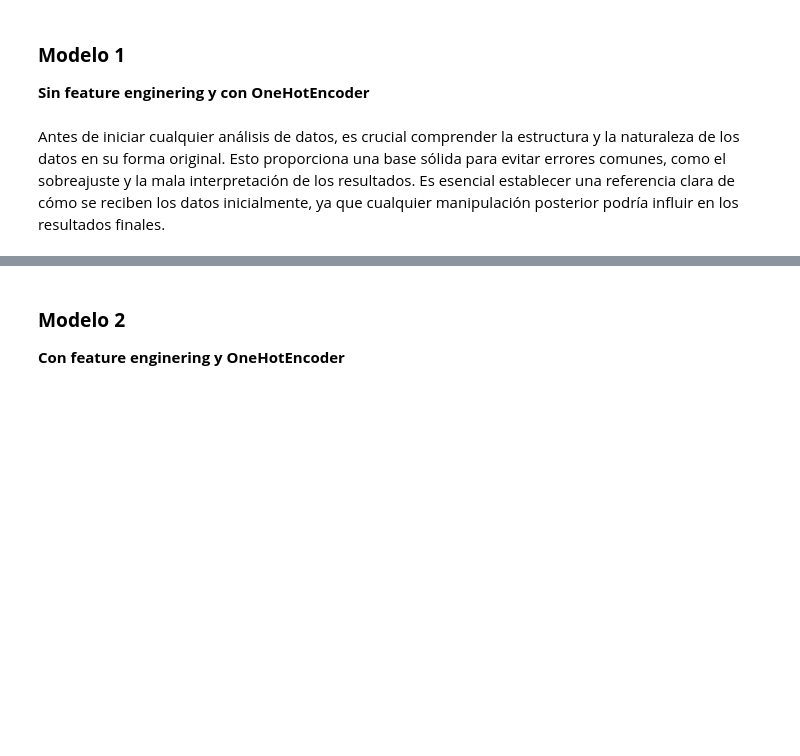
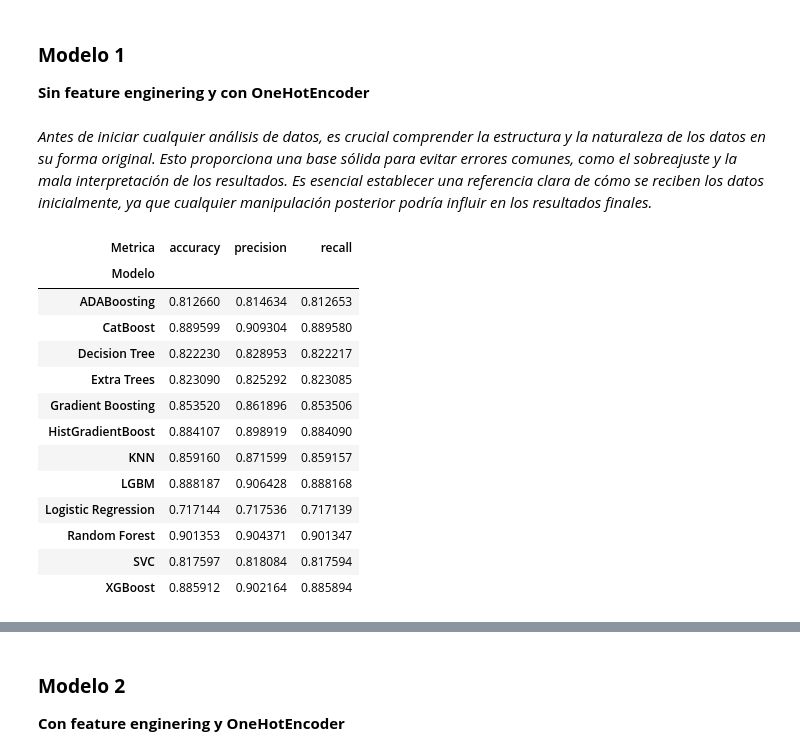
Before and after one commit to solfontan/PrediccionesDeRetencionDeClientes---2024, a Jupyter notebook: scr/MachineLearning.ipynb, the cells around one changed output, grey strips where cells are left out. Cells and saved outputs as stored; diff of their text form; code cells hidden in the pictures; blank space fills up the shorter version.

```diff
--- a/scr/MachineLearning.ipynb
+++ b/scr/MachineLearning.ipynb
@@ -58,8 +65,7 @@ df = pd.read_csv('./data/processed/Churn_Modelling.csv')
 ### **Modelo 1**
 **Sin feature enginering y con OneHotEncoder**
 # %% [markdown]
-
-Antes de iniciar cualquier análisis de datos, es crucial comprender la estructura y la naturaleza de los datos en su forma original. Esto proporciona una base sólida para evitar errores comunes, como el sobreajuste y la mala interpretación de los resultados. Es esencial establecer una referencia clara de cómo se reciben los datos inicialmente, ya que cualquier manipulación posterior podría influir en los resultados finales.
+*Antes de iniciar cualquier análisis de datos, es crucial comprender la estructura y la naturaleza de los datos en su forma original. Esto proporciona una base sólida para evitar errores comunes, como el sobreajuste y la mala interpretación de los resultados. Es esencial establecer una referencia clara de cómo se reciben los datos inicialmente, ya que cualquier manipulación posterior podría influir en los resultados finales.*
 # %%
 df = pd.read_csv('./data/processed/Churn_Modelling.csv')
 df.drop(columns=['RowNumber', 'CustomerId', 'Surname',], inplace=True)
@@ -80,32 +86,48 @@ categorical_transformer = OneHotEncoder()
 preprocessor = ColumnTransformer(
     transformers=[
         ('num', numeric_transformer, numeric_features),
         ('cat', categorical_transformer, categorical_features)
     ]
 )
 
 # Crear el pipeline con el preprocesador
 pipeline = make_pipeline(preprocessor)
 # Aplicar el preprocesador a los datos
 X_processed = pipeline.fit_transform(X)
 
 # Obtener los nombres de las columnas después de aplicar OneHotEncoder
 encoded_categorical_columns = preprocessor.named_transformers_['cat']\
     .get_feature_names_out(input_features=categorical_features)
 
 # Combinar los nombres de las columnas numéricas y categóricas
 processed_columns = numeric_features + list(encoded_categorical_columns)
 
 # Crear DataFrame con los datos procesados y los nombres de las columnas
 processed_df = pd.DataFrame(X_processed, columns=processed_columns)
 concatenated_series  = pd.concat((processed_df, X[[ 'HasCrCard', 'IsActiveMember']]), axis=1)
 
 # Dividir los datos en conjuntos de entrenamiento y prueba
 X_train, X_test, y_train, y_test = train_test_split(concatenated_series, y, test_size=0.2, random_state=24)
 
 # Aplicar SMOTE solo al conjunto de entrenamiento
 smote = SMOTE(random_state=24)
 X_train_resampled, y_train_resampled = smote.fit_resample(X_train, y_train)
 
-BaseLine(X_train_resampled, y_train_resampled, cv=5, metricas_cross_validate= ['accuracy', 'f1_macro', 'recall_macro', 'precision_macro']) # Realizar un baseline -> input = todos
+model_1_Baseline = BaseLine(X_train_resampled, y_train_resampled, cv=5, metricas_cross_validate= ['accuracy', 'recall_macro', 'precision_macro']) # Realizar un baseline -> input = todos
+model_1_Baseline
+# %% [output]
+| Metrica | accuracy | precision | recall |
+| Modelo |  |  |  |
+| ADABoosting | 0.812660 | 0.814634 | 0.812653 |
+| CatBoost | 0.889599 | 0.909304 | 0.889580 |
+| Decision Tree | 0.822230 | 0.828953 | 0.822217 |
+| Extra Trees | 0.823090 | 0.825292 | 0.823085 |
+| Gradient Boosting | 0.853520 | 0.861896 | 0.853506 |
+| HistGradientBoost | 0.884107 | 0.898919 | 0.884090 |
+| KNN | 0.859160 | 0.871599 | 0.859157 |
+| LGBM | 0.888187 | 0.906428 | 0.888168 |
+| Logistic Regression | 0.717144 | 0.717536 | 0.717139 |
+| Random Forest | 0.901353 | 0.904371 | 0.901347 |
+| SVC | 0.817597 | 0.818084 | 0.817594 |
+| XGBoost | 0.885912 | 0.902164 | 0.885894 |
 # %% [markdown]
```
Also changed, not shown: parts of 79 cells of this notebook.
